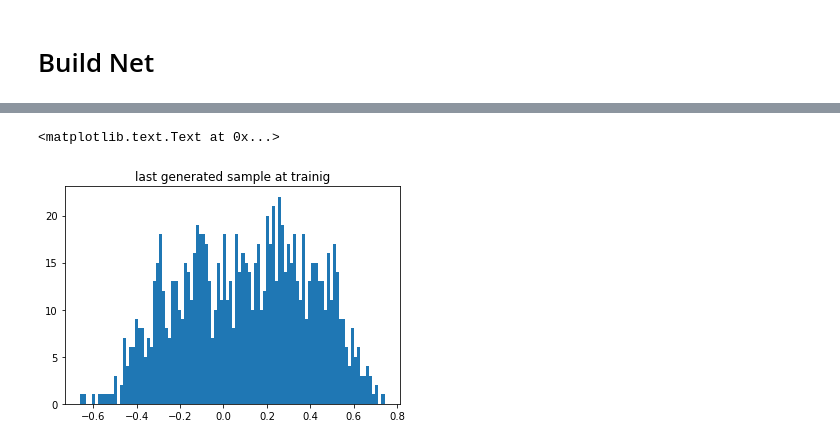
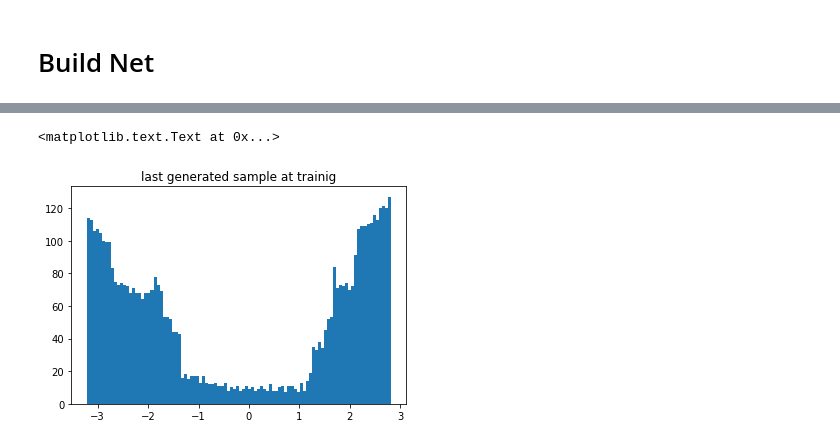
Before and after one commit to moono/moo-dl-practice, a Jupyter notebook: Work-place/GAN-1d-mixture-of-gaussian-again.ipynb, the cells around one changed output, grey strips where cells are left out. Drawn from its saved outputs; the diff is of its cells as text; code cells hidden in the pictures.

```diff
--- a/Work-place/GAN-1d-mixture-of-gaussian-again.ipynb
+++ b/Work-place/GAN-1d-mixture-of-gaussian-again.ipynb
@@ -28,6 +10,7 @@ M = 100 # batch size
 # %%
 class DataDistribution(object):
-    def __init__(self, mu1, sigma1, mu2, sigma2):
+    def __init__(self, data_range, mu1, sigma1, mu2, sigma2):
+        self.data_range = data_range
         self.mu1 = mu1
         self.sigma1 = sigma1
         self.mu2 = mu2
@@ -39,6 +22,7 @@ class DataDistribution(object):
         samples2 = np.random.normal(self.mu2, self.sigma2, half_N)
         samples = np.concatenate((samples1, samples2))
         samples.sort()
+        samples = samples / self.data_range
         return samples
 # %%
 class GeneratorDistribution(object):
@@ -79,12 +140,11 @@ def discriminator(x, n_hidden=32, reuse=False, alpha=0.01):
 tf.reset_default_graph()
 
 # Create our input placeholders
-inputs_z = tf.placeholder(tf.float32, shape=[None, z_size], name='inputs_z')
-inputs_real = tf.placeholder(tf.float32, shape=[None, input_size], name='inputs_real')
+inputs_real, inputs_z = model_inputs(real_dim=input_size, z_dim=z_size)
 
 # Build the model
-g_model = generator(inputs_z, out_dim=input_size, n_hidden=n_hidden, reuse=False, alpha=alpha)
-d_model_real, d_logits_real = discriminator(inputs_real, n_hidden=n_hidden, reuse=False, alpha=alpha)
-d_model_fake, d_logits_fake = discriminator(g_model, n_hidden=n_hidden, reuse=True, alpha=alpha)
+g_model = generator(z=inputs_z, out_dim=input_size, n_hidden=n_hidden, reuse=False, alpha=alpha)
+d_model_real, d_logits_real = discriminator(x=inputs_real, n_hidden=n_hidden, reuse=False, alpha=alpha)
+d_model_fake, d_logits_fake = discriminator(x=g_model, n_hidden=n_hidden, reuse=True, alpha=alpha)
 # %%
 # Calculate losses
@@ -108,6 +167,6 @@ d_vars = [var for var in t_vars if var.name.startswith('discriminator')]
 d_train_opt = tf.train.AdamOptimizer(d_learning_rate).minimize(d_loss, var_list=d_vars)
 g_train_opt = tf.train.AdamOptimizer(g_learning_rate).minimize(g_loss, var_list=g_vars)
 # %%
-data = DataDistribution(mu1, sigma1, mu2, sigma2)
+data = DataDistribution(data_range, mu1, sigma1, mu2, sigma2)
 gen = GeneratorDistribution(data_range)
 # %%
@@ -136,18 +201,24 @@ with tf.Session() as sess:
         train_loss_d = sess.run(d_loss, {inputs_real: x_, inputs_z: z_})
         train_loss_g = g_loss.eval({inputs_z: z_})
 
-        print("Epoch {}/{}...".format(e+1, n_epochs),
-              "Discriminator Loss: {:.4f}...".format(train_loss_d),
-              "Generator Loss: {:.4f}".format(train_loss_g))
-
         # Save losses to view after training
         losses.append((train_loss_d, train_loss_g))
 
-        # Sample from generator as we're training for viewing afterwards
-        sample_z = gen.sample(z_size)
-        sample_z = np.reshape(sample_z, [1, z_size])
-        gen_samples = sess.run(
-                       generator(inputs_z, out_dim=input_size, n_hidden=n_hidden, reuse=True),
-                       feed_dict={inputs_z: sample_z})
-        samples.append(gen_samples)
+        if e % 100 == 0:
+            print("Epoch {}/{}...".format(e+1, n_epochs),
+                  "Discriminator Loss: {:.4f}...".format(train_loss_d),
+                  "Generator Loss: {:.4f}".format(train_loss_g))
+
+            # Sample from generator as we're training for viewing afterwards
+            number_of_samples_draw = 5000
+            sample_z = gen.sample(number_of_samples_draw * z_size)
+            sample_z = np.reshape(sample_z, [number_of_samples_draw, z_size])
+            gen_samples = sess.run(
+                           generator(inputs_z, out_dim=input_size, n_hidden=n_hidden, reuse=True),
+                           feed_dict={inputs_z: sample_z})
+            gen_samples = gen_samples * data_range
+            samples.append(gen_samples)
+
+        if e == n_epochs-1:
+            samps = test_samples(d_model_real, g_model, inputs_real, inputs_z, sess, data, data_range, M)
 # %% [output]
@@ -186,6 +257,6 @@ print(last_sample.shape)
 # %%
-plt.hist(last_sample.T, bins=100)
+plt.hist(last_sample, bins=100)
 plt.title('last generated sample at trainig')
 # %% [output]
 <matplotlib.text.Text at 0x...>
-[figure, old version]
+[figure, new version]
```
Also changed, not shown: parts of 17 cells of this notebook.
